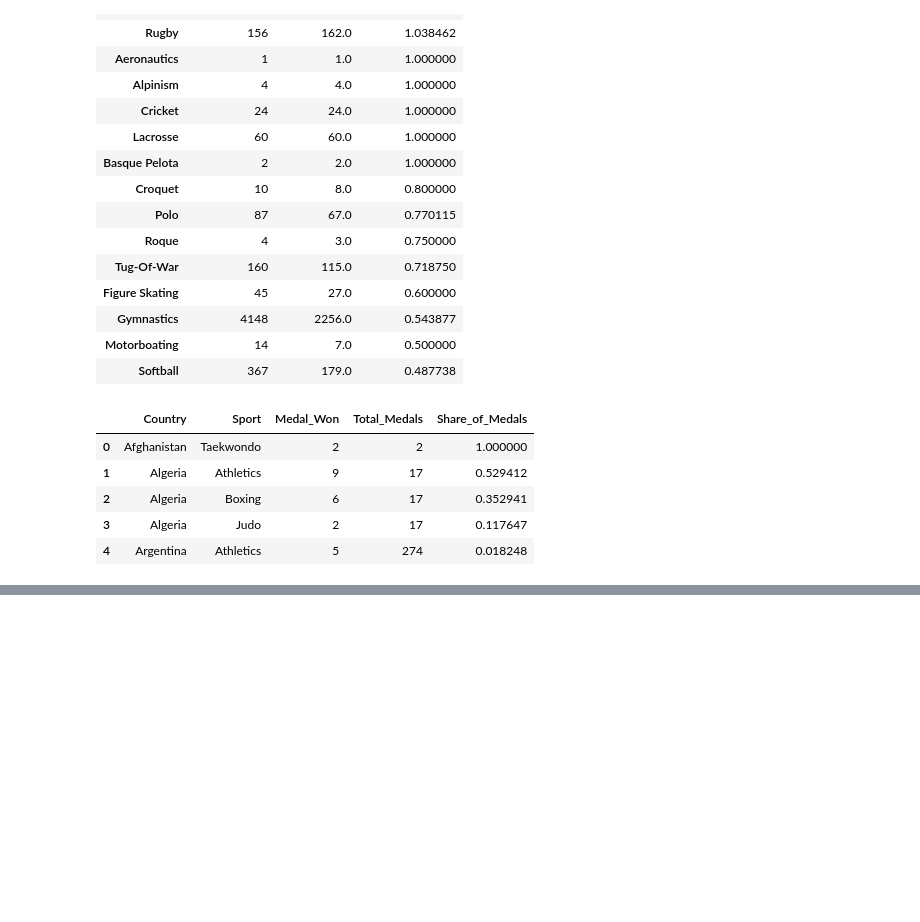
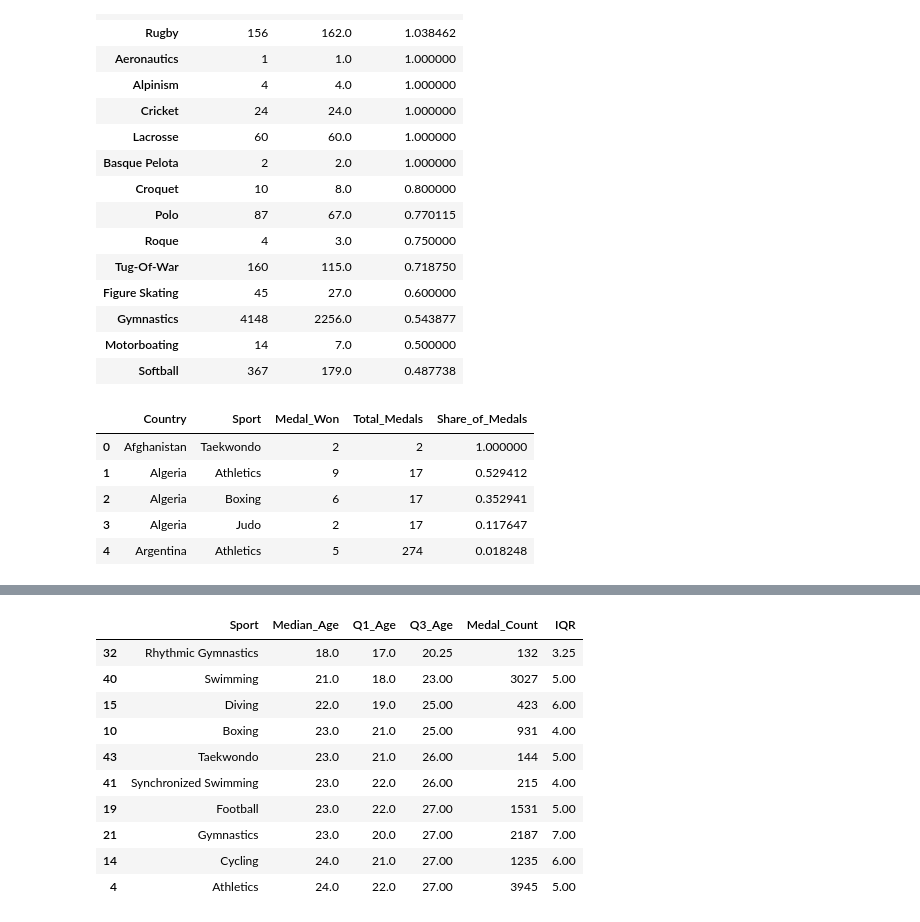
Before and after one commit to ShouryaBatra/fbla-data-analysis, a Jupyter notebook: olympics_analysis.ipynb, the cells around one changed output, grey strips where cells are left out. Cells and saved outputs as stored; diff of their text form; code cells hidden in the pictures; blank space fills up the shorter version.

Commit message:
Specific age peaks per sport using median and quartiles

```diff
--- a/olympics_analysis.ipynb
+++ b/olympics_analysis.ipynb
@@ -267,3 +265,25 @@ country_sport_share.head()
 | 2 | Algeria | Boxing | 6 | 17 | 0.352941 |
 | 3 | Algeria | Judo | 2 | 17 | 0.117647 |
 | 4 | Argentina | Athletics | 5 | 274 | 0.018248 |
+# %%
+medal_ages = (
+    df[(df["Medal_Won"] == 1) & (df["Age"].notna())]
+    [["Sport", "Age"]]
+)
+# %%
+age_iqr_by_sport = (
+    medal_ages
+    .groupby("Sport")["Age"]
+    .agg(
+        Median_Age="median",
+        Q1_Age=lambda x: x.quantile(0.25),
+        Q3_Age=lambda x: x.quantile(0.75),
+        Medal_Count="count"
+    )
+    .reset_index()
+)
+
+age_iqr_by_sport["IQR"] = (
+    age_iqr_by_sport["Q3_Age"] - age_iqr_by_sport["Q1_Age"]
+)
+age_iqr_by_sport.head()
@@ -269,0 +297,18 @@ country_sport_share.head()
+# %%
+age_iqr_by_sport = age_iqr_by_sport[
+    age_iqr_by_sport["Medal_Count"] >= 100
+]
+# %%
+age_iqr_by_sport.sort_values("Median_Age").head(10)
+# %% [output]
+|  | Sport | Median_Age | Q1_Age | Q3_Age | Medal_Count | IQR |
+| 32 | Rhythmic Gymnastics | 18.0 | 17.0 | 20.25 | 132 | 3.25 |
+| 40 | Swimming | 21.0 | 18.0 | 23.00 | 3027 | 5.00 |
+| 15 | Diving | 22.0 | 19.0 | 25.00 | 423 | 6.00 |
+| 10 | Boxing | 23.0 | 21.0 | 25.00 | 931 | 4.00 |
+| 43 | Taekwondo | 23.0 | 21.0 | 26.00 | 144 | 5.00 |
+| 41 | Synchronized Swimming | 23.0 | 22.0 | 26.00 | 215 | 4.00 |
+| 19 | Football | 23.0 | 22.0 | 27.00 | 1531 | 5.00 |
+| 21 | Gymnastics | 23.0 | 20.0 | 27.00 | 2187 | 7.00 |
+| 14 | Cycling | 24.0 | 21.0 | 27.00 | 1235 | 6.00 |
+| 4 | Athletics | 24.0 | 22.0 | 27.00 | 3945 | 5.00 |
```
Also changed, not shown: parts of 4 cells of this notebook.
